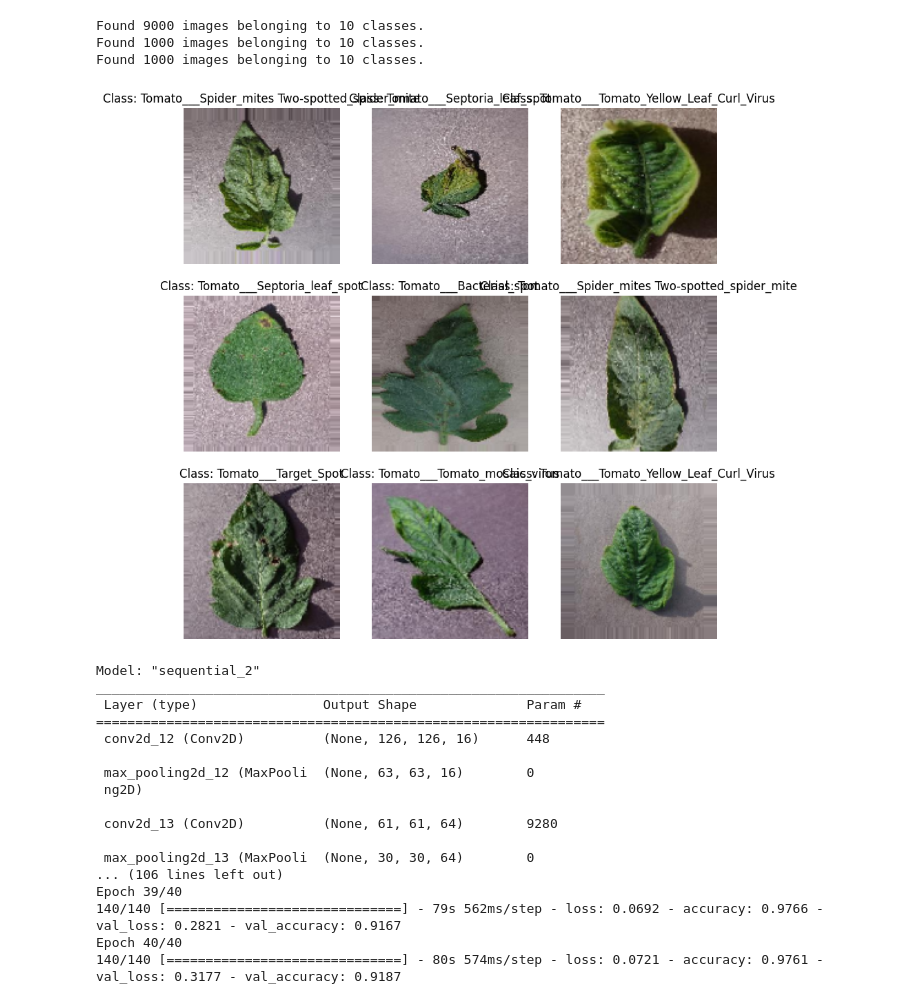
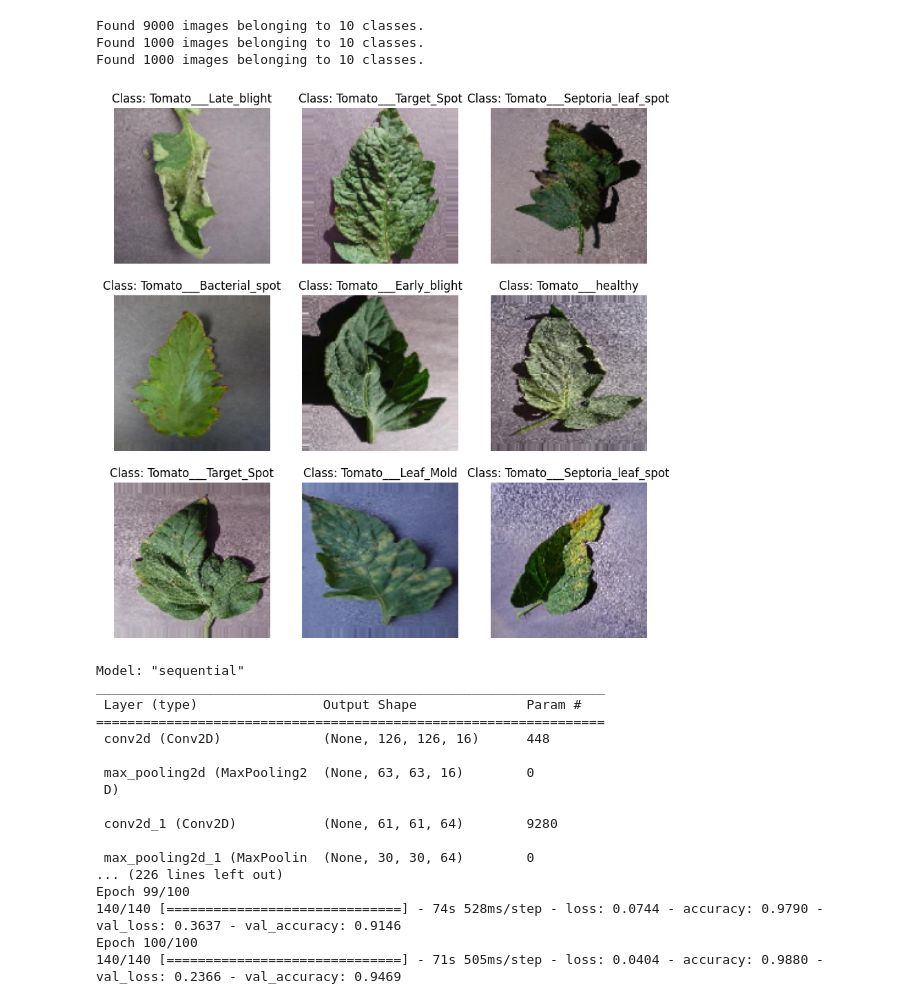
Before and after one commit to Amahseyn/Tomato-leaf-disease-prediction, a Jupyter notebook: tomato_leaf_disease_prediction.ipynb, the cells around one changed output. Cells and saved outputs as stored; diff of their text form; code cells hidden in the pictures.

```diff
--- a/tomato_leaf_disease_prediction.ipynb
+++ b/tomato_leaf_disease_prediction.ipynb
@@ -65,17 +64,17 @@ from tensorflow.keras.models import Sequential
 from tensorflow.keras.layers import Conv2D, MaxPooling2D, Flatten, Dense, Dropout, BatchNormalization
 from tensorflow.keras.preprocessing.image import ImageDataGenerator
 from tensorflow.keras.optimizers import Adam
-
+import time
 
 img_width, img_height = 128, 128
 batch_size = 64
 LearningRate = .0001
-num_epochs = 40
+num_epochs = 100
 
 train_dir = '/content/drive/MyDrive/tomato/train'
 val_dir = '/content/drive/MyDrive/tomato/val'
 test_dir = '/content/drive/MyDrive/tomato/test'
-model_save_path = "tomato_leaf_disease_prediction.h5"
+model_save_path = "/content/drive/MyDrive/tomato_leaf_disease_prediction.h5"
 
 
 
@@ -129,56 +128,55 @@ plt.show()
 model = Sequential([
     Conv2D(16, (3, 3), activation='relu', input_shape=(img_width, img_height, 3)),
     MaxPooling2D((2, 2)),
-
     Conv2D(64, (3, 3), activation='relu'),
     MaxPooling2D((2, 2)),
     Conv2D(64, (3, 3), activation='relu'),
     MaxPooling2D((2, 2)),
     Conv2D(128, (3, 3), activation='relu'),
     MaxPooling2D((2, 2)),
     Conv2D(256, (3, 3), activation='relu'),
     MaxPooling2D((2, 2)),
     Flatten(),
-    Dense(512, activation='relu'),
+    Dense(64, activation='relu'),
     Dropout(0.5),
     Dense(10, activation='softmax')
 ])
 
 model.compile(optimizer='adam',loss='categorical_crossentropy', metrics=['accuracy'])
 
 model.summary()
 
 history = model.fit(
     train_generator,
     steps_per_epoch=train_generator.samples // batch_size,
     epochs=num_epochs,
     validation_data=val_generator,
     validation_steps=val_generator.samples // batch_size
 )
 
 model.save(model_save_path)
 # %% [output]
 Found 9000 images belonging to 10 classes.
 Found 1000 images belonging to 10 classes.
 Found 1000 images belonging to 10 classes.
-[figure, old version]
+[figure, new version]
-Model: "sequential_2"
+Model: "sequential"
 _________________________________________________________________
  Layer (type)                Output Shape              Param #
 =================================================================
- conv2d_12 (Conv2D)          (None, 126, 126, 16)      448
+ conv2d (Conv2D)             (None, 126, 126, 16)      448
 
- max_pooling2d_12 (MaxPooli  (None, 63, 63, 16)        0
- ng2D)
+ max_pooling2d (MaxPooling2  (None, 63, 63, 16)        0
+ D)
 
- conv2d_13 (Conv2D)          (None, 61, 61, 64)        9280
+ conv2d_1 (Conv2D)           (None, 61, 61, 64)        9280
 
- max_pooling2d_13 (MaxPooli  (None, 30, 30, 64)        0
-... (106 lines left out)
-Epoch 39/40
-140/140 [==============================] - 79s 562ms/step - loss: 0.0692 - accuracy: 0.9766 - val_loss: 0.2821 - val_accuracy: 0.9167
-Epoch 40/40
-140/140 [==============================] - 80s 574ms/step - loss: 0.0721 - accuracy: 0.9761 - val_loss: 0.3177 - val_accuracy: 0.9187
+ max_pooling2d_1 (MaxPoolin  (None, 30, 30, 64)        0
+... (226 lines left out)
+Epoch 99/100
+140/140 [==============================] - 74s 528ms/step - loss: 0.0744 - accuracy: 0.9790 - val_loss: 0.3637 - val_accuracy: 0.9146
+Epoch 100/100
+140/140 [==============================] - 71s 505ms/step - loss: 0.0404 - accuracy: 0.9880 - val_loss: 0.2366 - val_accuracy: 0.9469
 # %%
 plt.plot(history.history['accuracy'])
 plt.plot(history.history['val_accuracy'])
```
Also changed, not shown: parts of 3 cells of this notebook.
